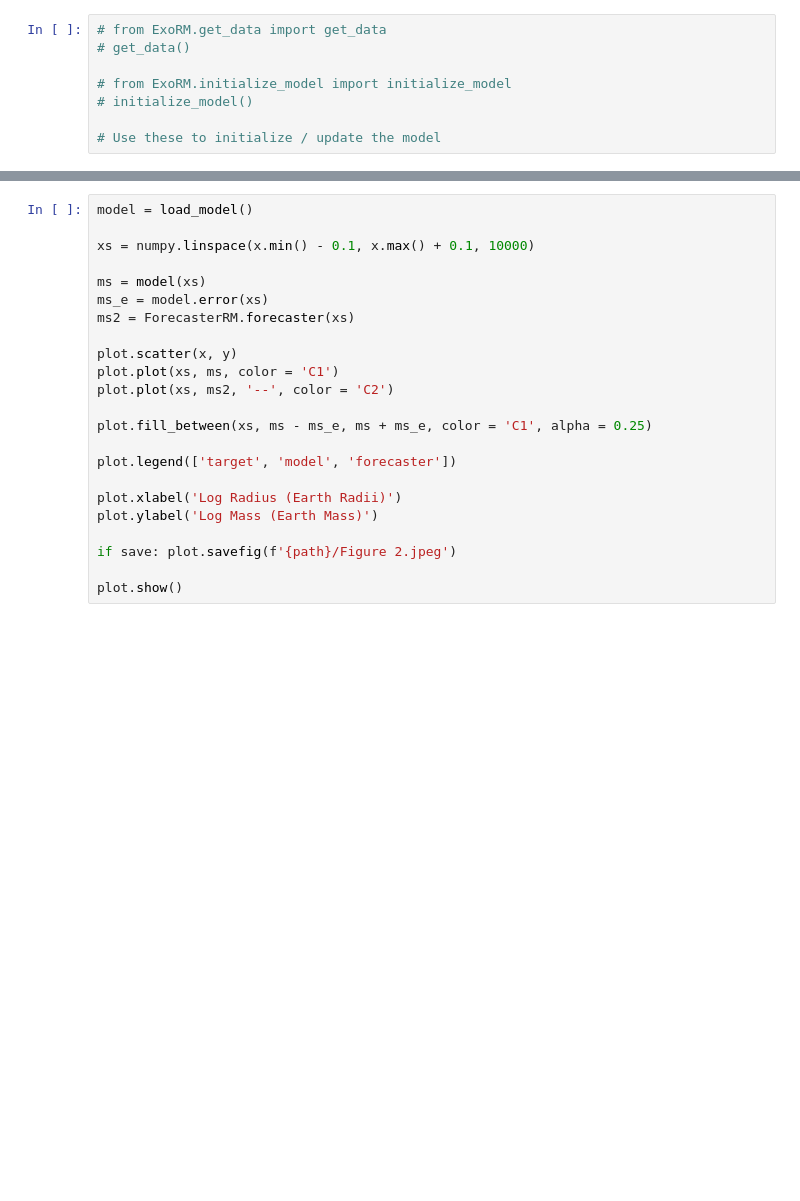
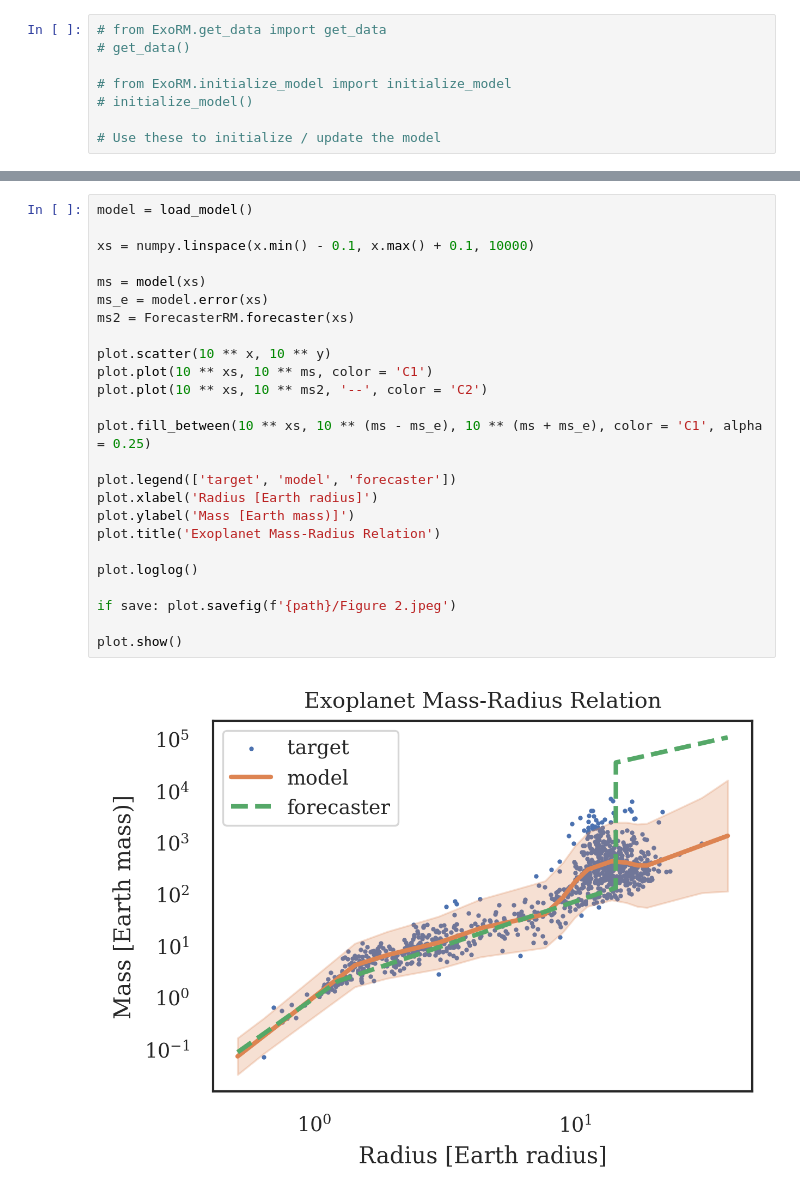
Before and after one commit to kzhu2099/ExoRM, a Jupyter notebook: example.ipynb, the cells around one changed output, grey strips where cells are left out. Cells and saved outputs as stored; diff of their text form; blank space fills up the shorter version.

```diff
--- a/example.ipynb
+++ b/example.ipynb
@@ -64,26 +85,30 @@ plot.show()
 # %%
 model = load_model()
 
 xs = numpy.linspace(x.min() - 0.1, x.max() + 0.1, 10000)
 
 ms = model(xs)
 ms_e = model.error(xs)
 ms2 = ForecasterRM.forecaster(xs)
 
-plot.scatter(x, y)
-plot.plot(xs, ms, color = 'C1')
-plot.plot(xs, ms2, '--', color = 'C2')
+plot.scatter(10 ** x, 10 ** y)
+plot.plot(10 ** xs, 10 ** ms, color = 'C1')
+plot.plot(10 ** xs, 10 ** ms2, '--', color = 'C2')
 
-plot.fill_between(xs, ms - ms_e, ms + ms_e, color = 'C1', alpha = 0.25)
+plot.fill_between(10 ** xs, 10 ** (ms - ms_e), 10 ** (ms + ms_e), color = 'C1', alpha = 0.25)
 
 plot.legend(['target', 'model', 'forecaster'])
+plot.xlabel('Radius [Earth radius]')
+plot.ylabel('Mass [Earth mass)]')
+plot.title('Exoplanet Mass-Radius Relation')
 
-plot.xlabel('Log Radius (Earth Radii)')
-plot.ylabel('Log Mass (Earth Mass)')
+plot.loglog()
 
 if save: plot.savefig(f'{path}/Figure 2.jpeg')
 
 plot.show()
+# %% [output]
+[figure, added]
 # %%
 m = model(x)
 m_e = model.error(x)
```
Also changed, not shown: parts of 17 cells of this notebook.
